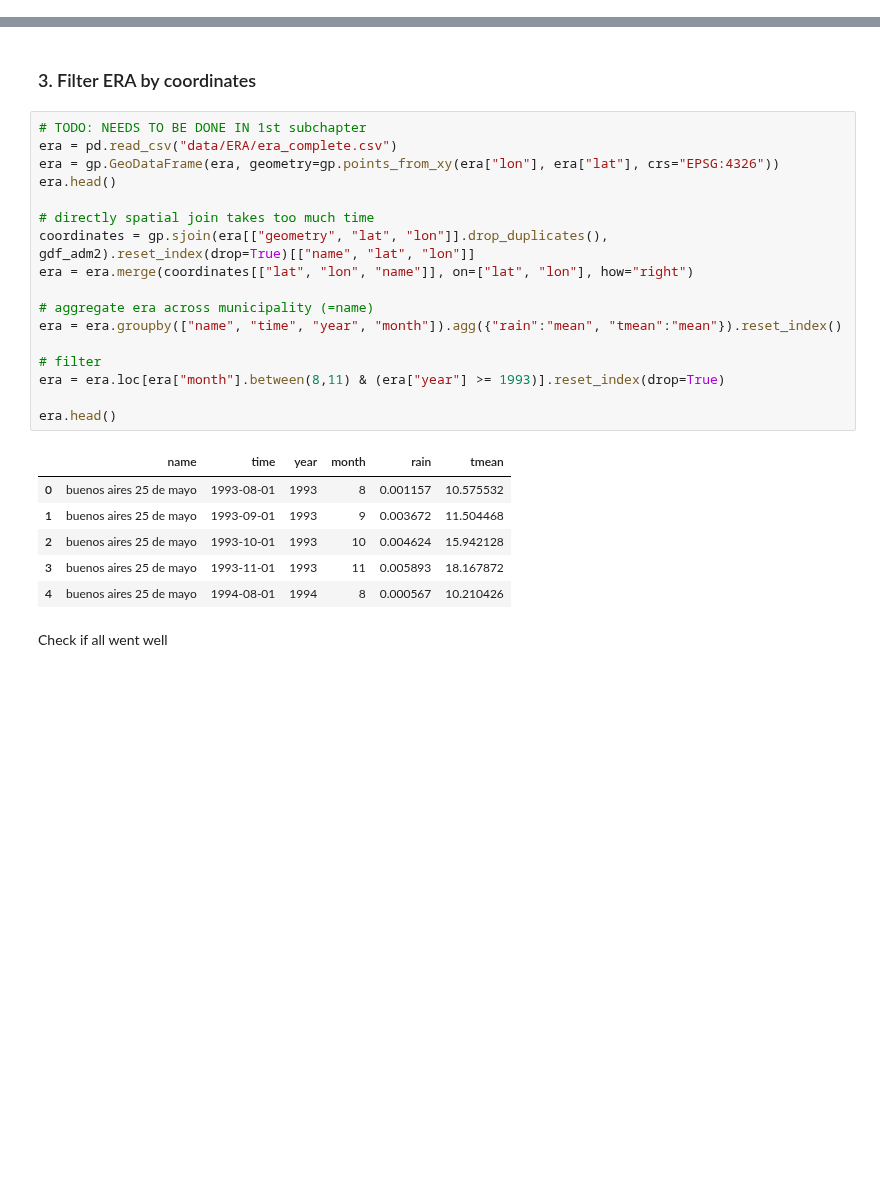
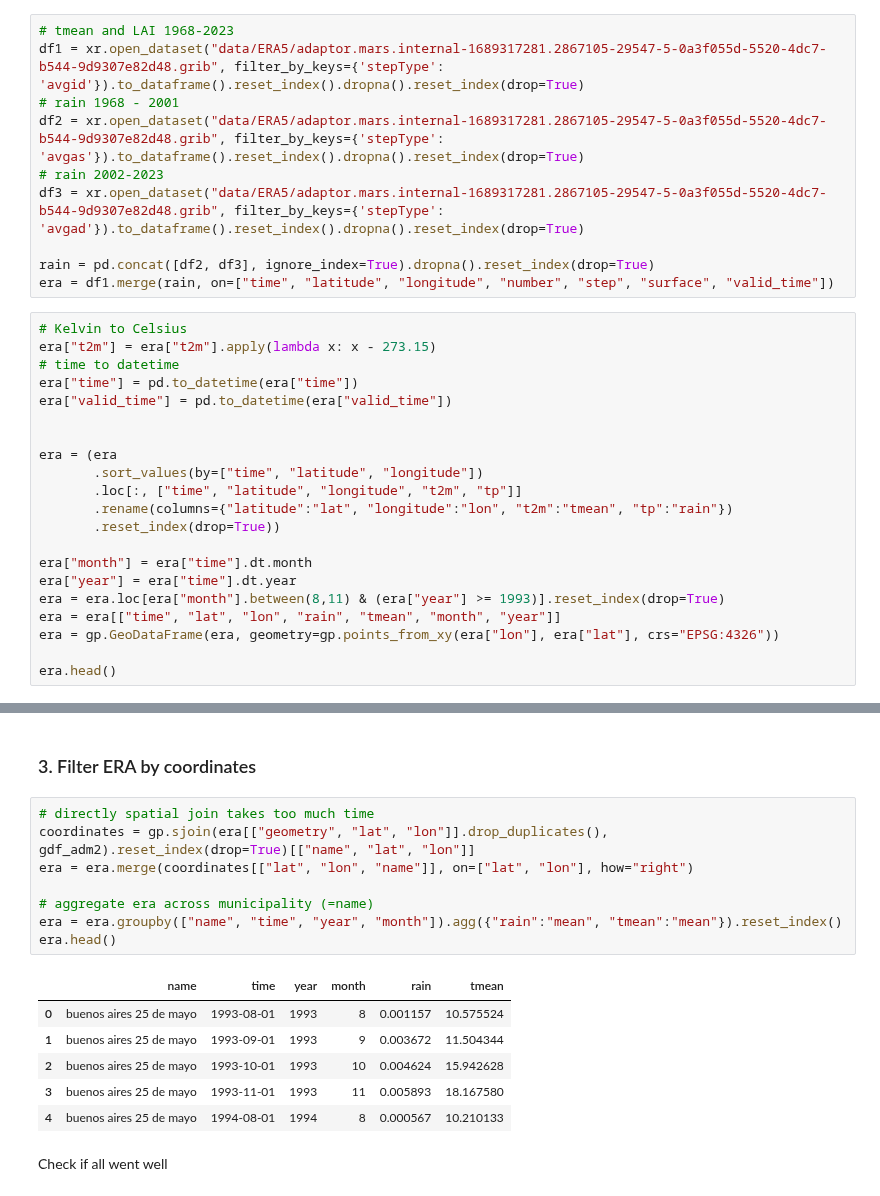
Before and after one commit to mzachow/wheat-yield-forecast-argentina, a Jupyter notebook: 2_prepare_era_features.ipynb, the cells around one changed output, grey strips where cells are left out. Cells and saved outputs as stored; diff of their text form; blank space fills up the shorter version.

Commit message:
read ERA and refactoring

```diff
--- a/2_prepare_era_features.ipynb
+++ b/2_prepare_era_features.ipynb
@@ -13,0 +14,31 @@ The autoreload extension is already loaded. To reload it, use:
+# %%
+# tmean and LAI 1968-2023
+df1 = xr.open_dataset("data/ERA5/adaptor.mars.internal-1689317281.2867105-29547-5-0a3f055d-5520-4dc7-b544-9d9307e82d48.grib", filter_by_keys={'stepType': 'avgid'}).to_dataframe().reset_index().dropna().reset_index(drop=True)
+# rain 1968 - 2001
+df2 = xr.open_dataset("data/ERA5/adaptor.mars.internal-1689317281.2867105-29547-5-0a3f055d-5520-4dc7-b544-9d9307e82d48.grib", filter_by_keys={'stepType': 'avgas'}).to_dataframe().reset_index().dropna().reset_index(drop=True)
+# rain 2002-2023
+df3 = xr.open_dataset("data/ERA5/adaptor.mars.internal-1689317281.2867105-29547-5-0a3f055d-5520-4dc7-b544-9d9307e82d48.grib", filter_by_keys={'stepType': 'avgad'}).to_dataframe().reset_index().dropna().reset_index(drop=True)
+
+rain = pd.concat([df2, df3], ignore_index=True).dropna().reset_index(drop=True)
+era = df1.merge(rain, on=["time", "latitude", "longitude", "number", "step", "surface", "valid_time"])
+# %%
+# Kelvin to Celsius
+era["t2m"] = era["t2m"].apply(lambda x: x - 273.15)
+# time to datetime
+era["time"] = pd.to_datetime(era["time"])
+era["valid_time"] = pd.to_datetime(era["valid_time"])
+
+
+era = (era
+       .sort_values(by=["time", "latitude", "longitude"])
+       .loc[:, ["time", "latitude", "longitude", "t2m", "tp"]]
+       .rename(columns={"latitude":"lat", "longitude":"lon", "t2m":"tmean", "tp":"rain"})
+       .reset_index(drop=True))
+
+era["month"] = era["time"].dt.month
+era["year"] = era["time"].dt.year
+era = era.loc[era["month"].between(8,11) & (era["year"] >= 1993)].reset_index(drop=True)
+era = era[["time", "lat", "lon", "rain", "tmean", "month", "year"]]
+era = gp.GeoDataFrame(era, geometry=gp.points_from_xy(era["lon"], era["lat"], crs="EPSG:4326"))
+
+era.head()
@@ -45,29 +83,20 @@ gdf_adm1.plot(ax=base, color="#FF000000", edgecolor="black", linewidth=0.5)
 # %% [markdown]
 ### 3. Filter ERA by coordinates
 # %%
-# TODO: NEEDS TO BE DONE IN 1st subchapter
-era = pd.read_csv("data/ERA/era_complete.csv")
-era = gp.GeoDataFrame(era, geometry=gp.points_from_xy(era["lon"], era["lat"], crs="EPSG:4326"))
-era.head()
-
 # directly spatial join takes too much time
 coordinates = gp.sjoin(era[["geometry", "lat", "lon"]].drop_duplicates(), gdf_adm2).reset_index(drop=True)[["name", "lat", "lon"]]
 era = era.merge(coordinates[["lat", "lon", "name"]], on=["lat", "lon"], how="right")
 
 # aggregate era across municipality (=name)
 era = era.groupby(["name", "time", "year", "month"]).agg({"rain":"mean", "tmean":"mean"}).reset_index()
-
-# filter
-era = era.loc[era["month"].between(8,11) & (era["year"] >= 1993)].reset_index(drop=True)
-
 era.head()
 # %% [output]
 |  | name | time | year | month | rain | tmean |
-| 0 | buenos aires 25 de mayo | 1993-08-01 | 1993 | 8 | 0.001157 | 10.575532 |
-| 1 | buenos aires 25 de mayo | 1993-09-01 | 1993 | 9 | 0.003672 | 11.504468 |
-| 2 | buenos aires 25 de mayo | 1993-10-01 | 1993 | 10 | 0.004624 | 15.942128 |
-| 3 | buenos aires 25 de mayo | 1993-11-01 | 1993 | 11 | 0.005893 | 18.167872 |
-| 4 | buenos aires 25 de mayo | 1994-08-01 | 1994 | 8 | 0.000567 | 10.210426 |
+| 0 | buenos aires 25 de mayo | 1993-08-01 | 1993 | 8 | 0.001157 | 10.575524 |
+| 1 | buenos aires 25 de mayo | 1993-09-01 | 1993 | 9 | 0.003672 | 11.504344 |
+| 2 | buenos aires 25 de mayo | 1993-10-01 | 1993 | 10 | 0.004624 | 15.942628 |
+| 3 | buenos aires 25 de mayo | 1993-11-01 | 1993 | 11 | 0.005893 | 18.167580 |
+| 4 | buenos aires 25 de mayo | 1994-08-01 | 1994 | 8 | 0.000567 | 10.210133 |
 # %% [markdown]
 Check if all went well
 # %%
```
Also changed, not shown: parts of 7 cells of this notebook, 33 other files.
